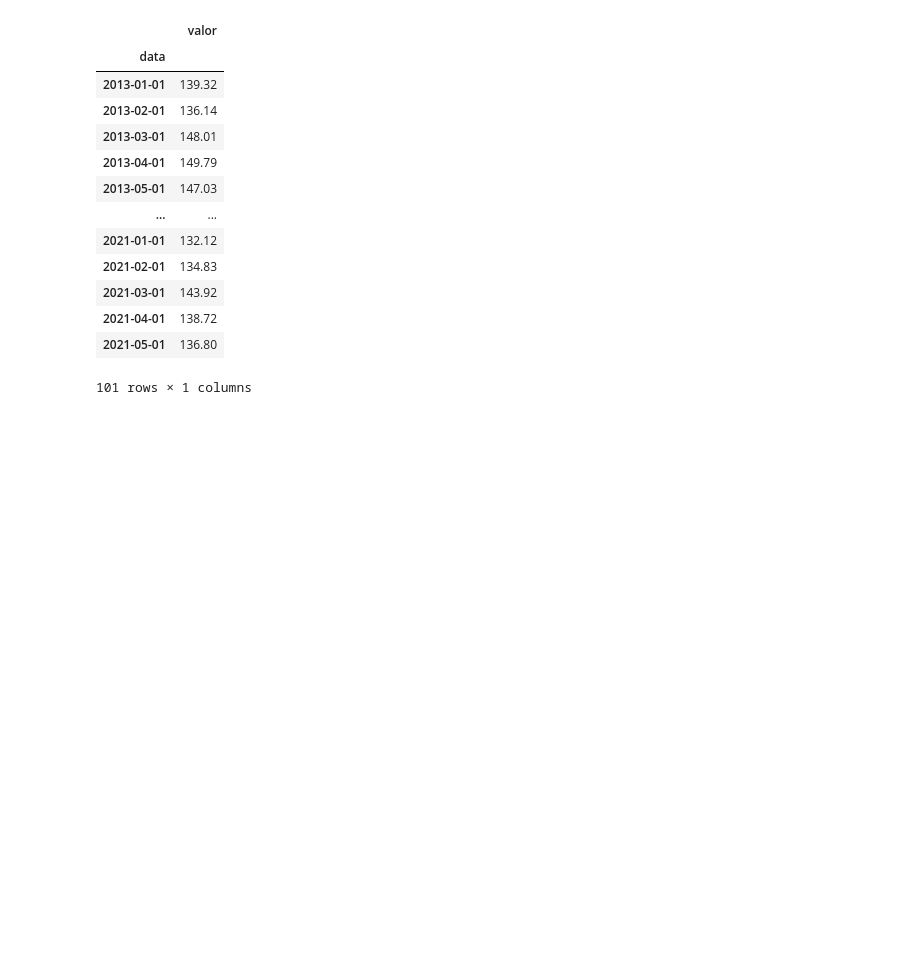
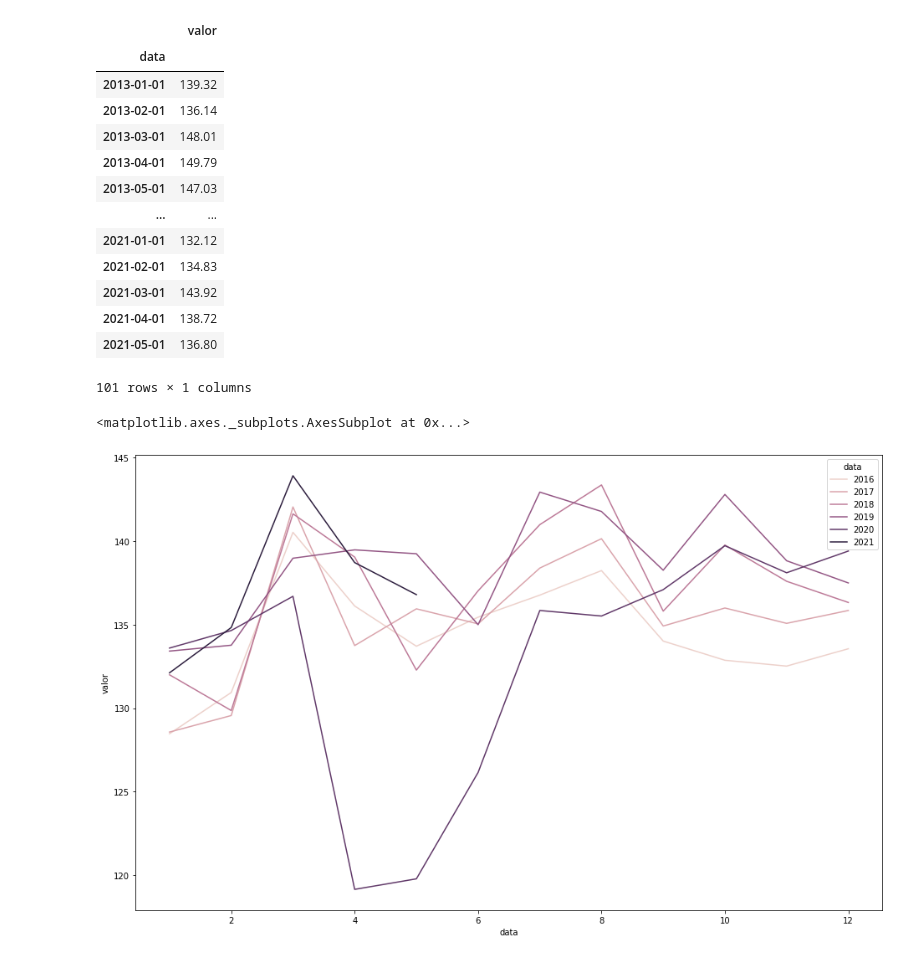
Before and after one commit to lvb86/PD_LSTM_GA, a Jupyter notebook: code/ibcBR_2013_2021.ipynb, the cells around one changed output. Drawn from its saved outputs; the diff is of its cells as text; code cells hidden in the pictures; blank space fills up the shorter version.

```diff
--- a/code/ibcBR_2013_2021.ipynb
+++ b/code/ibcBR_2013_2021.ipynb
@@ -128,3 +128,11 @@ ibcbr2013_2021
 | 2021-04-01 | 138.72 |
 | 2021-05-01 | 136.80 |
 101 rows × 1 columns
+# %%
+ibcbr2016_2021 = ibcbr[(ibcbr.index.year >= 2016) & (ibcbr.index.year <= 2021)]
+# %%
+plt.figure(figsize=(16,10))
+sns.lineplot(data = ibcbr2016_2021, x= ibcbr2016_2021.index.month, y='valor', hue=ibcbr2016_2021.index.year)
+# %% [output]
+<matplotlib.axes._subplots.AxesSubplot at 0x...>
+[figure, added]
```
Also changed, not shown: parts of 5 cells of this notebook.
